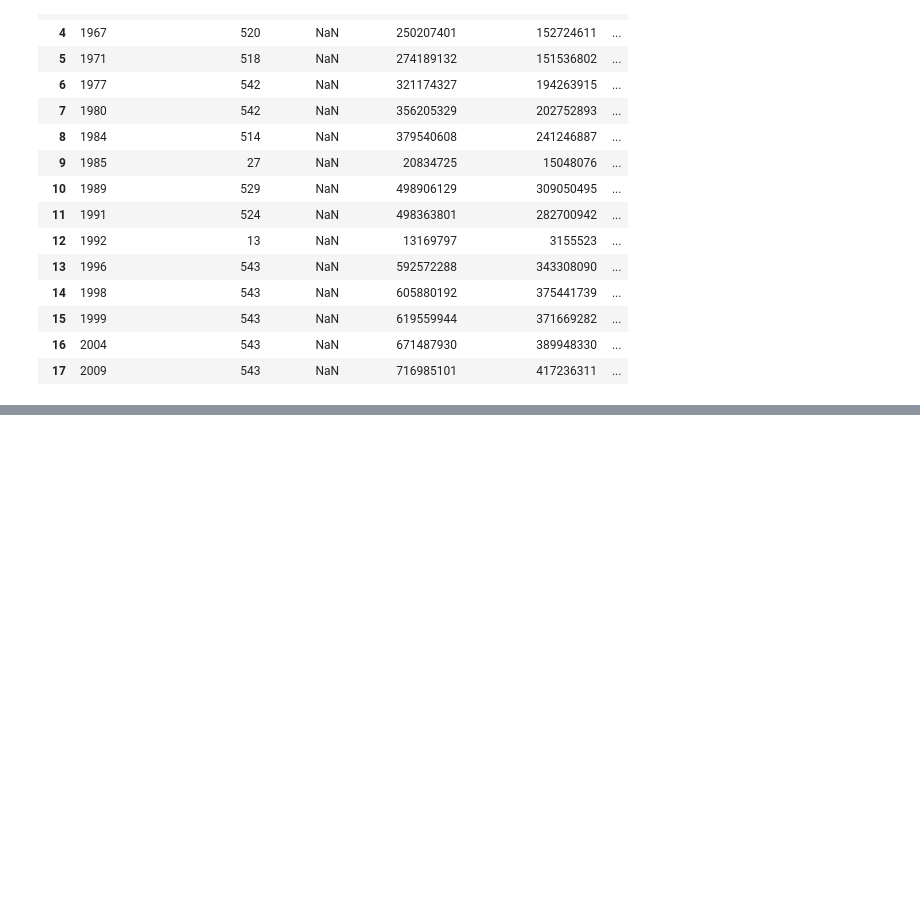
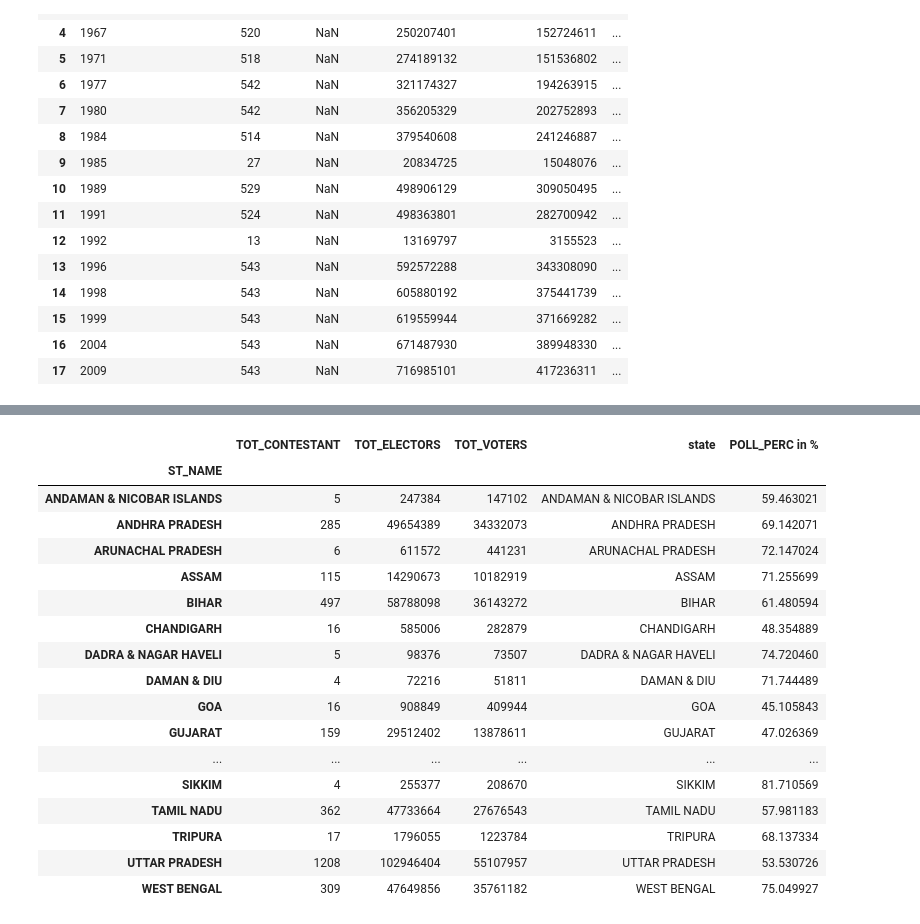
Before and after one commit to DeveloperAbhirupa/Analysis-of-Indian-General-Election, a Jupyter notebook: Code.ipynb, the cells around one changed output, grey strips where cells are left out. Drawn from its saved outputs; the diff is of its cells as text; code cells hidden in the pictures; blank space fills up the shorter version.

```diff
--- a/Code.ipynb
+++ b/Code.ipynb
@@ -58,0 +77,5 @@ fig.show()
+# %%
+s1999 = pd.pivot_table(ge99el,index='ST_NAME',values=['TOT_VOTERS', 'TOT_ELECTORS', 'TOT_CONTESTANT'],aggfunc=sum)
+# %%
+s1999['state']=s1999.index
+s1999
@@ -58,0 +101,23 @@ fig.show()
+# %%
+s1999['POLL_PERC in %']=(s1999['TOT_VOTERS']/s1999['TOT_ELECTORS']*100)
+# %%
+s1999
+# %% [output]
+|  | TOT_CONTESTANT | TOT_ELECTORS | TOT_VOTERS | state | POLL_PERC in % |
+| ST_NAME |  |  |  |  |  |
+| ANDAMAN & NICOBAR ISLANDS | 5 | 247384 | 147102 | ANDAMAN & NICOBAR ISLANDS | 59.463021 |
+| ANDHRA PRADESH | 285 | 49654389 | 34332073 | ANDHRA PRADESH | 69.142071 |
+| ARUNACHAL PRADESH | 6 | 611572 | 441231 | ARUNACHAL PRADESH | 72.147024 |
+| ASSAM | 115 | 14290673 | 10182919 | ASSAM | 71.255699 |
+| BIHAR | 497 | 58788098 | 36143272 | BIHAR | 61.480594 |
+| CHANDIGARH | 16 | 585006 | 282879 | CHANDIGARH | 48.354889 |
+| DADRA & NAGAR HAVELI | 5 | 98376 | 73507 | DADRA & NAGAR HAVELI | 74.720460 |
+| DAMAN & DIU | 4 | 72216 | 51811 | DAMAN & DIU | 71.744489 |
+| GOA | 16 | 908849 | 409944 | GOA | 45.105843 |
+| GUJARAT | 159 | 29512402 | 13878611 | GUJARAT | 47.026369 |
+| ... | ... | ... | ... | ... | ... |
+| SIKKIM | 4 | 255377 | 208670 | SIKKIM | 81.710569 |
+| TAMIL NADU | 362 | 47733664 | 27676543 | TAMIL NADU | 57.981183 |
+| TRIPURA | 17 | 1796055 | 1223784 | TRIPURA | 68.137334 |
+| UTTAR PRADESH | 1208 | 102946404 | 55107957 | UTTAR PRADESH | 53.530726 |
+| WEST BENGAL | 309 | 47649856 | 35761182 | WEST BENGAL | 75.049927 |
```
Also changed, not shown: parts of 10 cells of this notebook, 4 other files.
